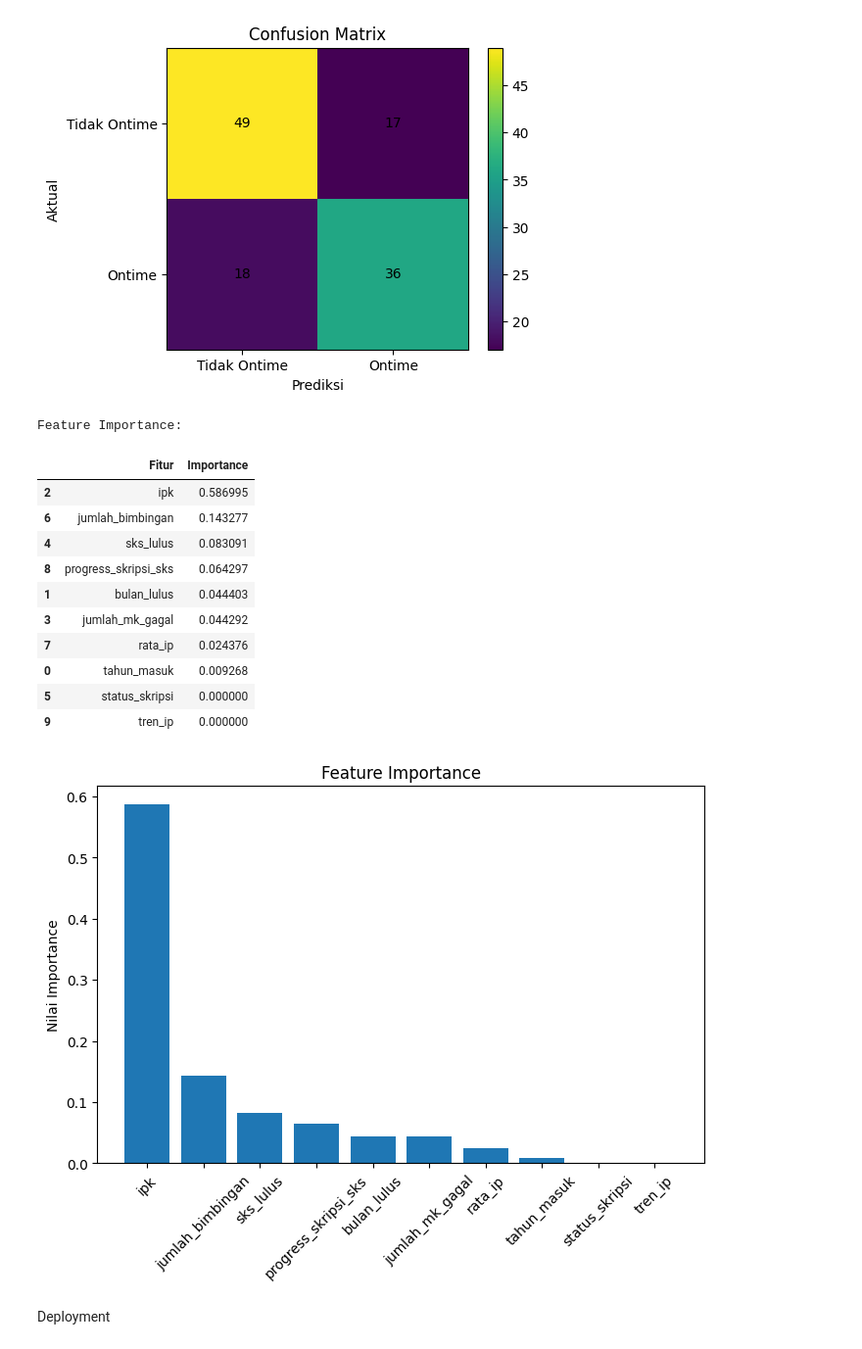
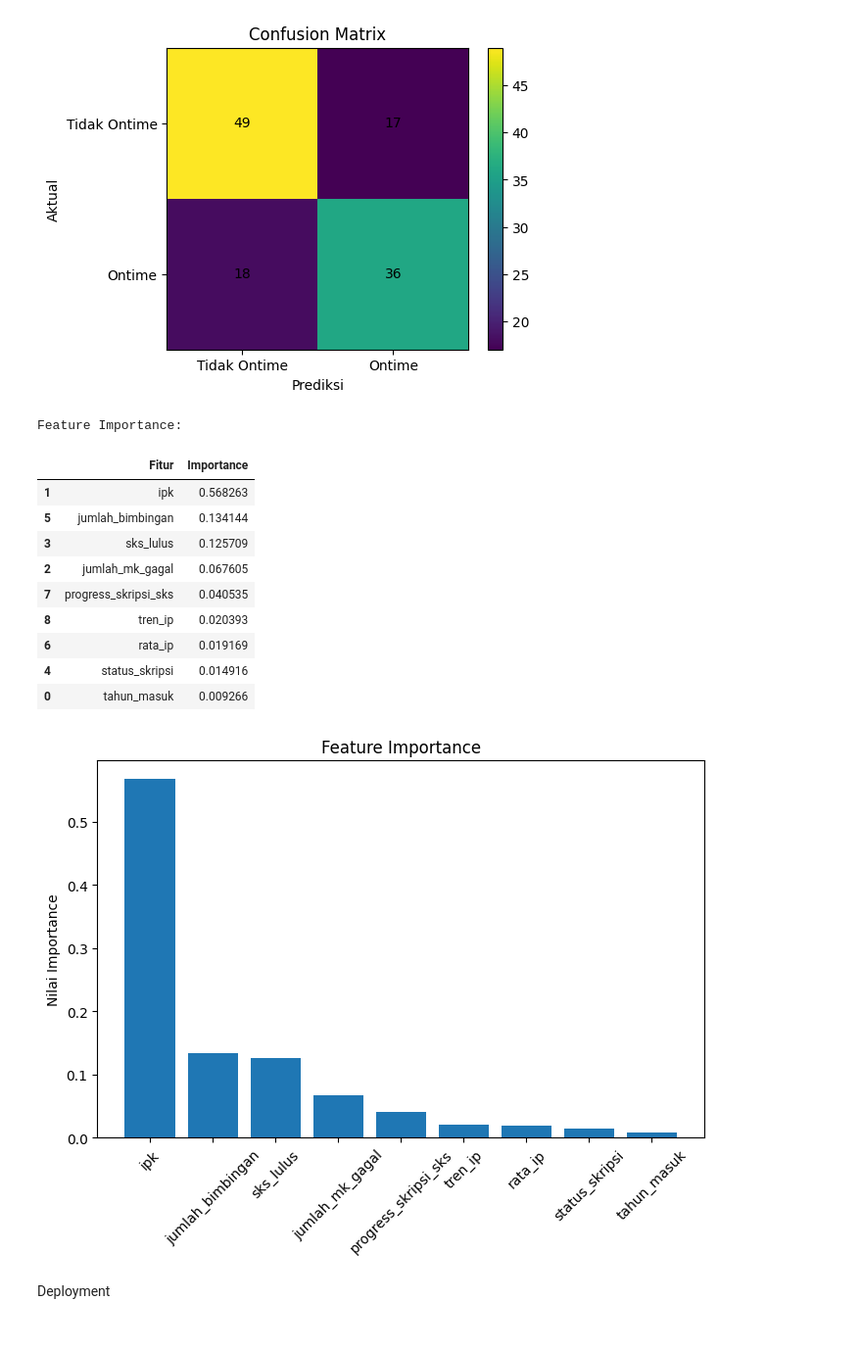
Before and after one commit to navassaanastha/prediksi-kelulusan-mahasiswa, a Jupyter notebook: ai.ipynb, the cells around one changed output. Shown at 98% size. Saved outputs shown, nothing was run; the diff lists cells and outputs as text; code cells hidden in the pictures.

Commit message:
Revisi deployment tanpa bulan_lulus

```diff
--- a/ai.ipynb
+++ b/ai.ipynb
@@ -384,7 +381,6 @@ from sklearn.model_selection import train_test_split
 # feature dan target
 X = df[[
     'tahun_masuk',
-    'bulan_lulus',
     'ipk',
     'jumlah_mk_gagal',
     'sks_lulus',
@@ -569,45 +565,44 @@ importance = pd.DataFrame({
 })
 
 # urutkan dari terbesar
 importance = importance.sort_values(
     by='Importance',
     ascending=False
 )
 
 print("Feature Importance:")
 display(importance)
 
 
 # VISUALISASI FEATURE IMPORTANCE
 
 plt.figure(figsize=(8,5))
 
 plt.bar(
     importance['Fitur'],
     importance['Importance']
 )
--
+
 plt.xticks(rotation=45)
 
 plt.ylabel('Nilai Importance')
 
 plt.title('Feature Importance')
 
 plt.show()
 # %% [output]
 Feature Importance:
 |  | Fitur | Importance |
-| 2 | ipk | 0.586995 |
-| 6 | jumlah_bimbingan | 0.143277 |
-| 4 | sks_lulus | 0.083091 |
-| 8 | progress_skripsi_sks | 0.064297 |
-| 1 | bulan_lulus | 0.044403 |
-| 3 | jumlah_mk_gagal | 0.044292 |
-| 7 | rata_ip | 0.024376 |
-| 0 | tahun_masuk | 0.009268 |
-| 5 | status_skripsi | 0.000000 |
-| 9 | tren_ip | 0.000000 |
+| 1 | ipk | 0.568263 |
+| 5 | jumlah_bimbingan | 0.134144 |
+| 3 | sks_lulus | 0.125709 |
+| 2 | jumlah_mk_gagal | 0.067605 |
+| 7 | progress_skripsi_sks | 0.040535 |
+| 8 | tren_ip | 0.020393 |
+| 6 | rata_ip | 0.019169 |
+| 4 | status_skripsi | 0.014916 |
+| 0 | tahun_masuk | 0.009266 |
-[figure, old version]
+[figure, new version]
 # %% [markdown]
 Deployment
 # %%
```
Also changed, not shown: parts of 5 cells of this notebook, 4 other files.
